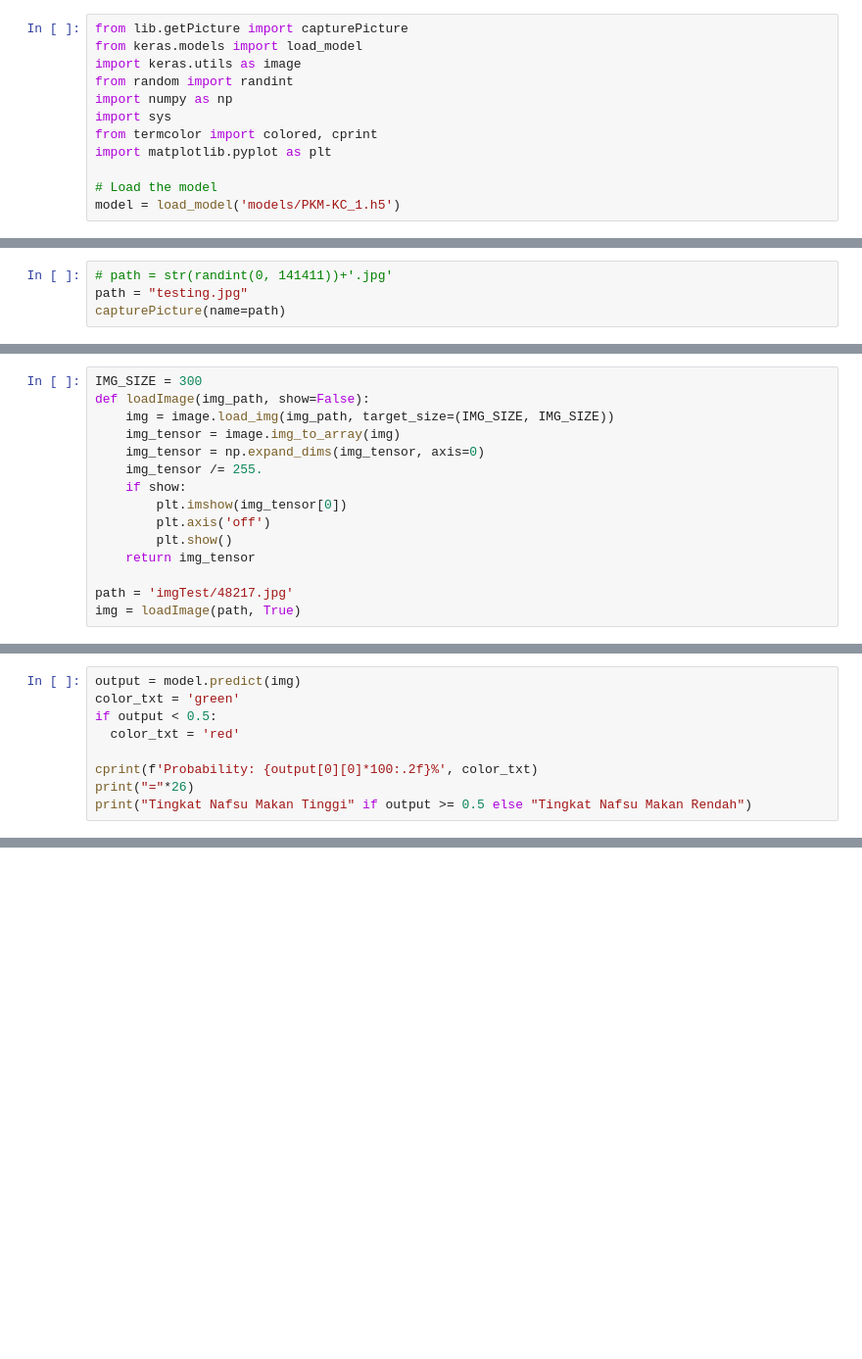
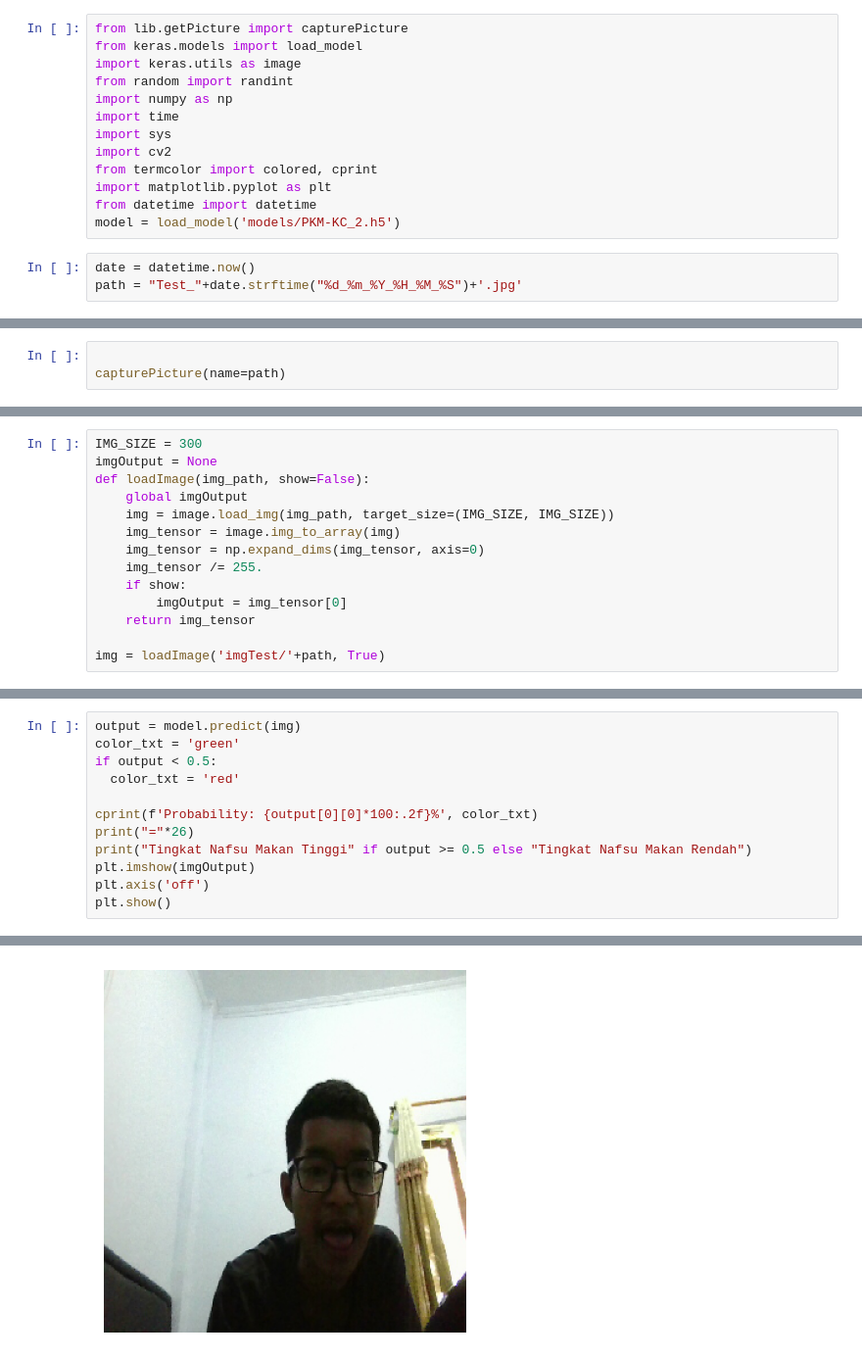
Before and after one commit to fathurwithyou/fish-appetite-detection-prd, a Jupyter notebook: model.ipynb, the cells around one changed output, grey strips where cells are left out. Shown at 98% size. Drawn from its saved outputs; the diff is of its cells as text; blank space fills up the shorter version.

```diff
--- a/model.ipynb
+++ b/model.ipynb
@@ -4,9 +6,13 @@ from keras.models import load_model
 import keras.utils as image
 from random import randint
 import numpy as np
+import time
 import sys
+import cv2
 from termcolor import colored, cprint
 import matplotlib.pyplot as plt
-
-# Load the model
-model = load_model('models/PKM-KC_1.h5')
+from datetime import datetime
+model = load_model('models/PKM-KC_2.h5')
+# %%
+date = datetime.now()
+path = "Test_"+date.strftime("%d_%m_%Y_%H_%M_%S")+'.jpg'
@@ -13,5 +21,4 @@ model = load_model('models/PKM-KC_1.h5')
 # %%
-# path = str(randint(0, 141411))+'.jpg'
-path = "testing.jpg"
+
 capturePicture(name=path)
 # %% [output]
@@ -20,15 +27,14 @@ Image saved as testing.jpg
 # %%
 IMG_SIZE = 300
+imgOutput = None
 def loadImage(img_path, show=False):
+    global imgOutput
     img = image.load_img(img_path, target_size=(IMG_SIZE, IMG_SIZE))
     img_tensor = image.img_to_array(img)
     img_tensor = np.expand_dims(img_tensor, axis=0)
     img_tensor /= 255.
     if show:
-        plt.imshow(img_tensor[0])
-        plt.axis('off')
-        plt.show()
+        imgOutput = img_tensor[0]
     return img_tensor
 
-path = 'imgTest/48217.jpg'
-img = loadImage(path, True)
+img = loadImage('imgTest/'+path, True)
@@ -43,4 +49,7 @@ if output < 0.5:
 cprint(f'Probability: {output[0][0]*100:.2f}%', color_txt)
 print("="*26)
 print("Tingkat Nafsu Makan Tinggi" if output >= 0.5 else "Tingkat Nafsu Makan Rendah")
+plt.imshow(imgOutput)
+plt.axis('off')
+plt.show()
 # %% [output]
@@ -50,0 +60 @@ Tingkat Nafsu Makan Rendah
+[figure, added]
```
Also changed, not shown: parts of 6 cells of this notebook, 7 other files.
